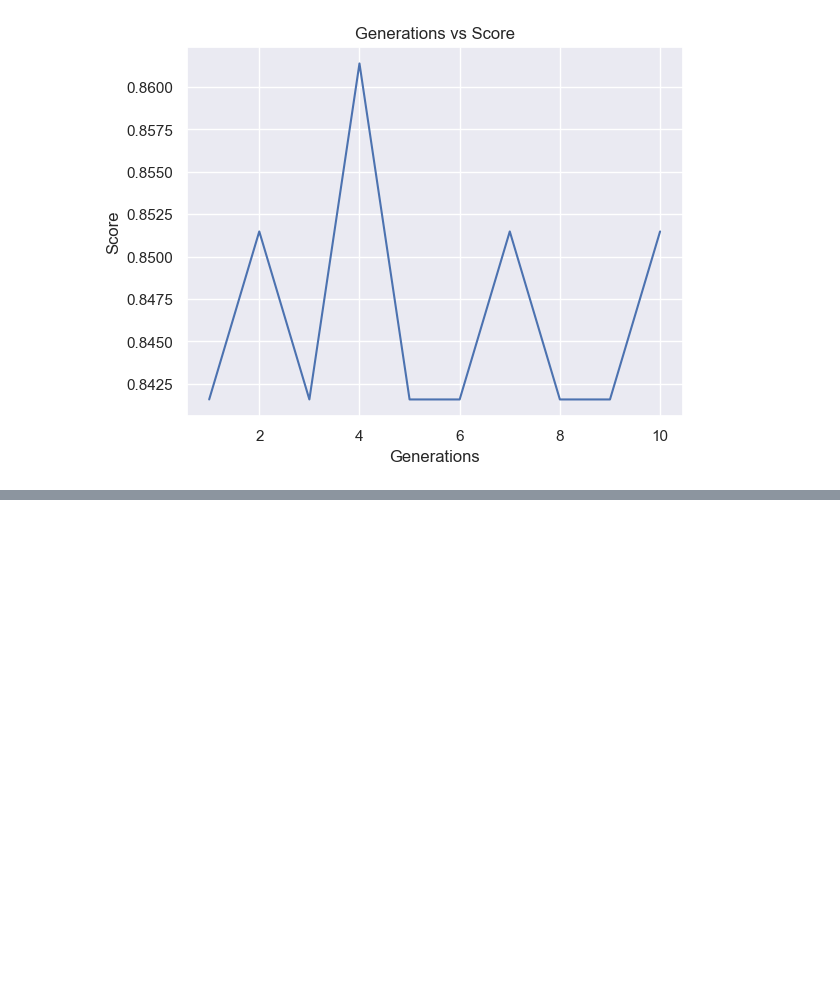
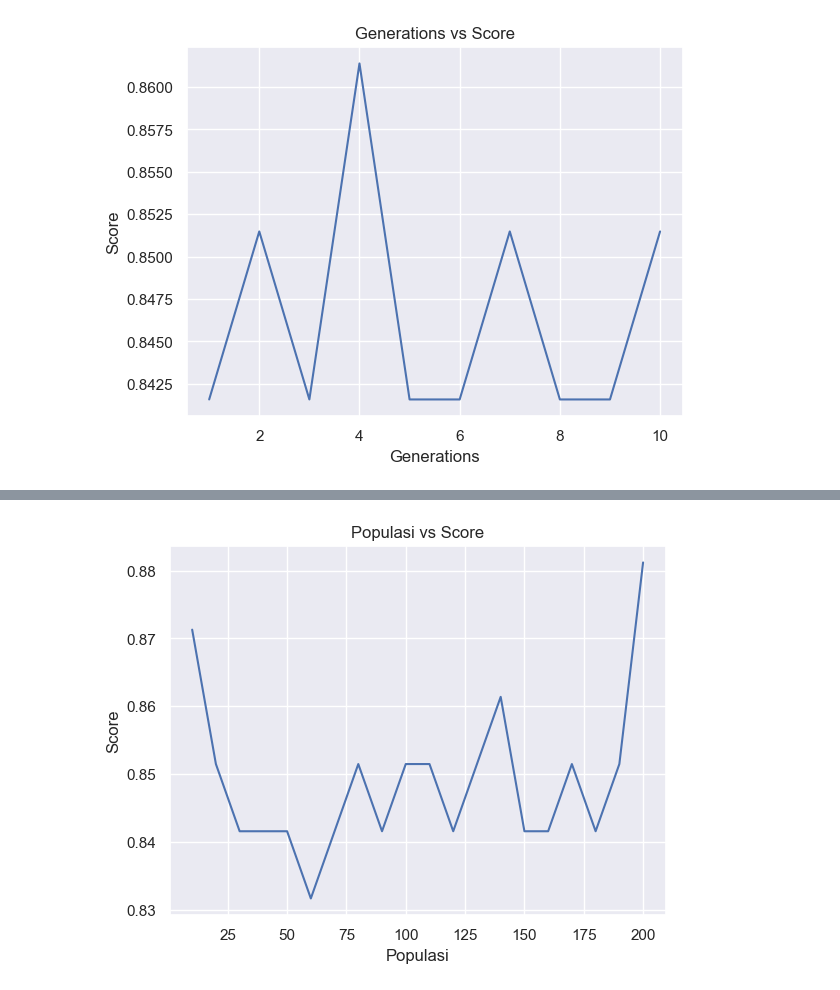
Before and after one commit to khalifardy/tugas_kelompok_ML_lanjut, a Jupyter notebook: TPot.ipynb, the cells around one changed output, grey strips where cells are left out. Saved outputs shown, nothing was run; the diff lists cells and outputs as text; code cells hidden in the pictures; blank space fills up the shorter version.

```diff
--- a/TPot.ipynb
+++ b/TPot.ipynb
@@ -106,3 +106,11 @@ Generation 10 - Current best internal CV score: 0.9063829787234041
 
 Best pipeline: ExtraTreesClassifier(MaxAbsScaler(input_matrix), bootstrap=False, criterion=gini, max_features=0.8500000000000001, min_samples_leaf=2, min_samples_split=2, n_estimators=100)
 [figure]
+# %%
+#plot generations 4, populasi = 10-200, mutasi_rate = 0.9, crossover_rate = 0.1
+x_pop = [i*10 for i in range(1,21)]
+hasil = []
+for i in x_pop:
+    tp = TPOTClassifier(generations=4,population_size=i,verbosity=2)
+    tp.fit(x_train,y_train)
+    hasil.append(tp.score(x_test,y_test))
@@ -108,0 +136,8 @@ Best pipeline: ExtraTreesClassifier(MaxAbsScaler(input_matrix), bootstrap=False,
+# %%
+plt.plot(x_pop,hasil)
+plt.xlabel('Populasi')
+plt.ylabel('Score')
+plt.title('Populasi vs Score')
+plt.show()
+# %% [output]
+[figure, added]
```
Also changed, not shown: parts of 10 cells of this notebook, 3 other files.
